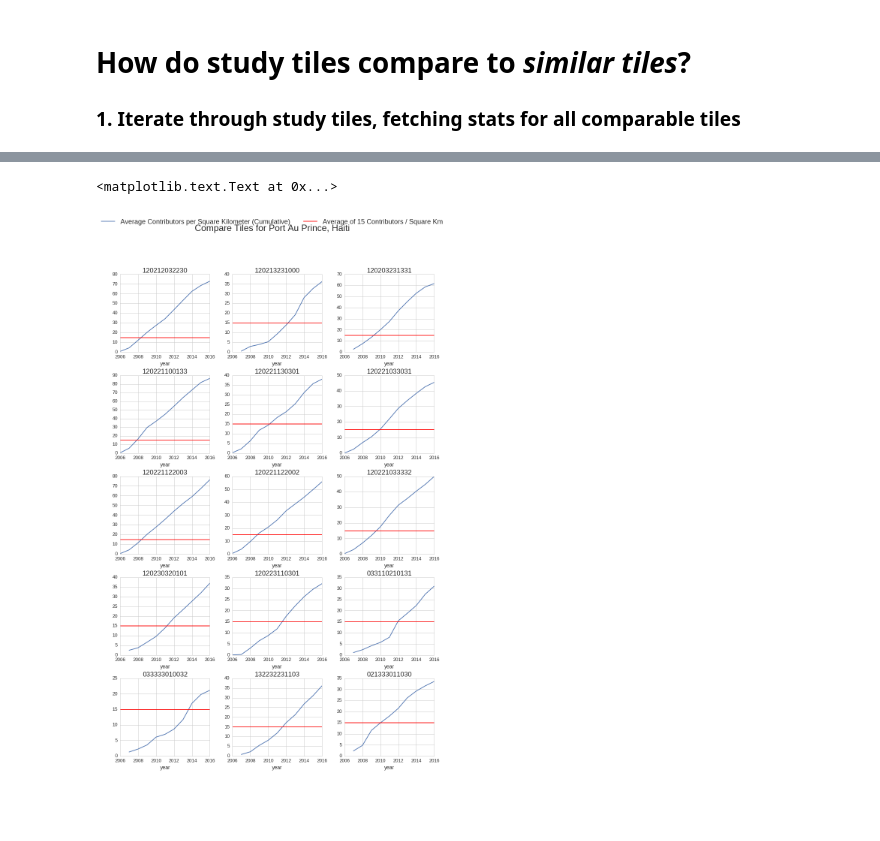
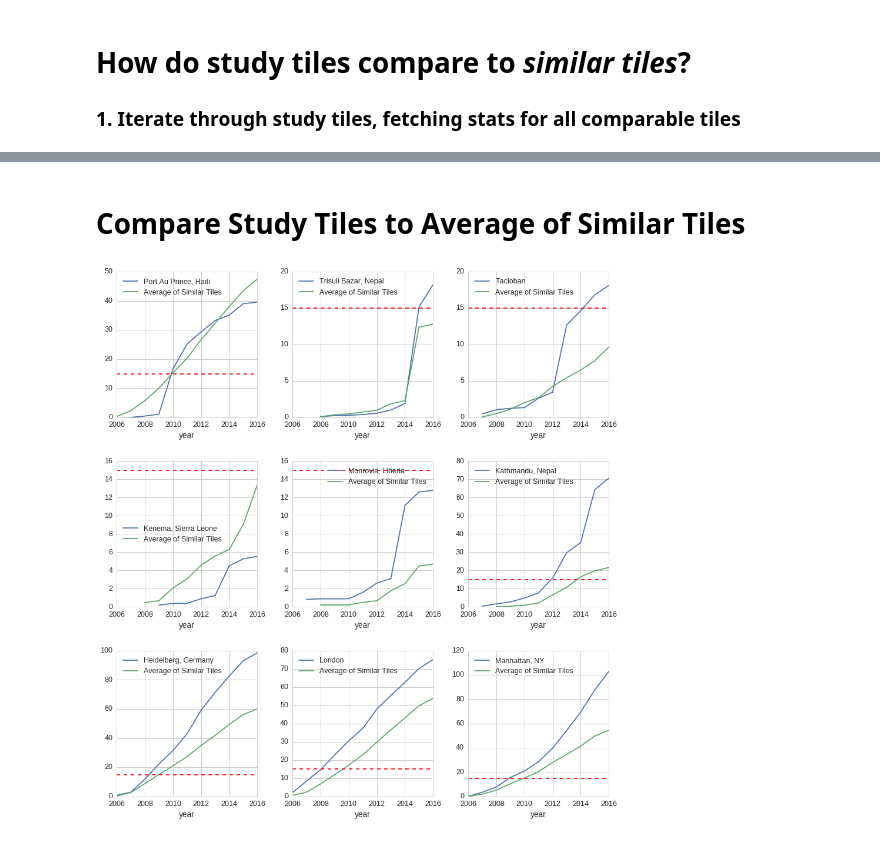
Before and after one commit to jenningsanderson/contributor-centric-qa, a Jupyter notebook: Metric 1 - Contributor Density Per Sq Km.ipynb, the cells around one changed output, grey strips where cells are left out. Saved outputs shown, nothing was run; the diff lists cells and outputs as text; code cells hidden in the pictures; blank space fills up the shorter version.

Commit message:
similar tiles for step 1

```diff
--- a/Metric 1 - Contributor Density Per Sq Km.ipynb
+++ b/Metric 1 - Contributor Density Per Sq Km.ipynb
@@ -89,7 +87,7 @@ for tile in study_tiles:
 # %%
 sns.set(font_scale=1.25)
 plt.style.use('seaborn-whitegrid')
-fig, axs = plt.subplots(nrows=5, ncols=3, figsize=(15,23), facecolor='w', edgecolor='k')
+fig, axs = plt.subplots(nrows=3, ncols=3, figsize=(15,16), facecolor='w', edgecolor='k')
 plt.subplots_adjust(wspace=0.25, hspace=0.3)
 
 for ax, (idx, tile) in zip(axs.ravel(), enumerate(study_tiles)):
@@ -195,30 +219,27 @@ Denver, CO 1
+# %% [markdown]
+# Compare Study Tiles to Average of Similar Tiles
 # %%
 sns.set(font_scale=1.25)
 plt.style.use('seaborn-whitegrid')
-fig, axs = plt.subplots(nrows=5, ncols=3, figsize=(15,23), facecolor='w', edgecolor='k')
+fig, axs = plt.subplots(nrows=3, ncols=3, figsize=(15,16), facecolor='w', edgecolor='k')
 plt.subplots_adjust(wspace=0.25, hspace=0.3)
 
-study_tile_idx = 0
 
-for ax, (idx, tile) in zip(axs.ravel(), enumerate(study_tiles[study_tile_idx]['compare_tiles'])):
+for ax, (idx, tile) in zip(axs.ravel(), enumerate(study_tiles)):
 
-    df = tile['df']
+    tile['df'].plot(ax=ax,x='year',y='running_average', label=tile['name'])
 
-    df.plot(ax=ax,x='year', y='running_average', legend=False)
+    if len(tile['compare_tiles'])>0:
+        compare_df = pd.DataFrame()
+        for t in tile['compare_tiles']:
+            compare_df = pd.concat([compare_df,t['df']])
 
-#     df['total_active_users']  = df.users_new_obj + df.users_edited_obj
-
-    ax.plot([2006,2016],[15,15], color='red')
+        avg = compare_df.groupby('year').aggregate({'running_average' : pd.Series.mean})
+        avg.plot(ax=ax, y='running_average', label="Average of Similar Tiles")
 
     ax.set_xlim(2006,2016)
-    ax.set_title(tile['quad'],fontsize=18)
 
-plt.figlegend( ax.get_lines(),
-              [ "Average Contributors per Square Kilometer (Cumulative)",
-                "Average of 15 Contributors / Square Km"],
-                 loc = ('upper center'), ncol=3, fontsize=18)
-
-plt.suptitle("Compare Tiles for {0}".format(study_tiles[study_tile_idx]['name']),fontsize=24)
+    ax.plot([2006,2016],[15,15], color='red', linestyle='--')
+# ax.text(2006.1,17,"15 Contributors per sq. km.", color='red')
 # %% [output]
-<matplotlib.text.Text at 0x...>
-[figure, old version]
+[figure, new version]
```
Also changed, not shown: parts of 9 cells of this notebook, 2 other files.
